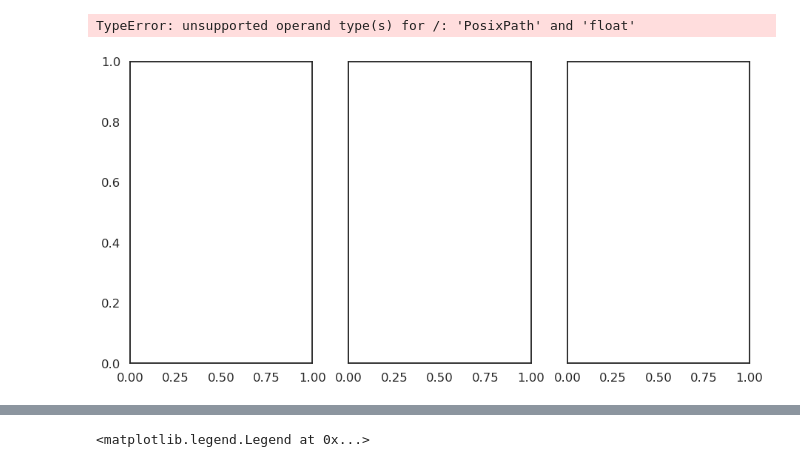
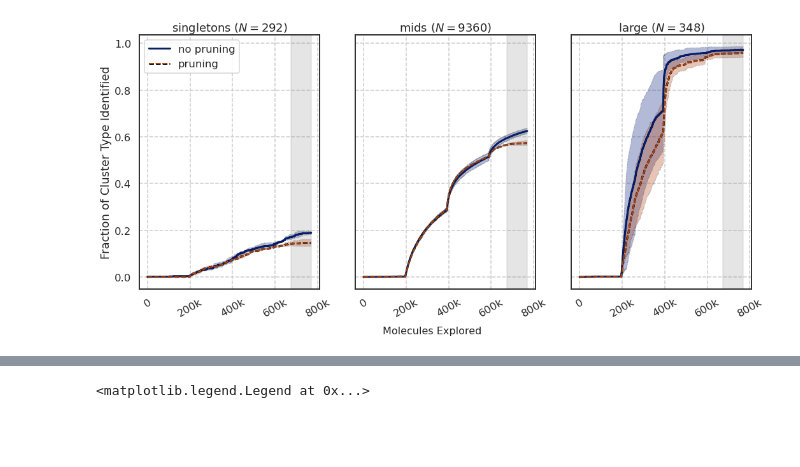
Before and after one commit to coleygroup/molpal, a Jupyter notebook: notebooks/ampc-si.ipynb, the cells around one changed output, grey strips where cells are left out. Drawn from its saved outputs; the diff is of its cells as text; code cells hidden in the pictures; blank space fills up the shorter version.

```diff
--- a/notebooks/ampc-si.ipynb
+++ b/notebooks/ampc-si.ipynb
@@ -124,16 +97,19 @@ ampc_top_k = sorted(ampc_scores.items(), key=lambda kv: kv[1], reverse=True)[:k]
 # %%
-picker = rdSimDivPickers.LeaderPicker()
-T = 0.65
+ampc_scores = build_true_dict(Path.home() / "molpal/data/AmpC_glide_scores_top200k.csv")
+ampc_top_k = sorted(ampc_scores.items(), key=lambda kv: kv[1], reverse=True)[:k]
 
 smis, scores = zip(*ampc_top_k)
 fps = smis_to_fps(smis)
 
+picker = rdSimDivPickers.LeaderPicker()
+T = 0.65
 picks = picker.LazyBitVectorPick(fps, len(fps), T)
 
 clusters = assign_clusters(picks, fps)
-
 s, m, l = group_clusters(clusters)
 
-s = set([smis[i] for i in s])
-m = set([smis[i] for i in m])
-l = set([smis[i] for i in l])
+s = {smis[i] for i in s}
+m = {smis[i] for i in m}
+l = {smis[i] for i in l}
+
+true_clusters = (s, m, l)
@@ -142,20 +116,22 @@ true_clusters = (s, m, l)
 # %%
 def calc_cluster_fractions(split: str, true_clusters) -> Tuple[np.ndarray, np.ndarray]:
     Ys_full = []
-    for p in (ROOT_DIR / "full" / split).iterdir():
+    for p in tqdm((ROOT_DIR / "full" / split).iterdir(), desc="no pruning", leave=False):
         e = Experiment(p)
         Ys_full.append(e.cluster_curve(true_clusters))
     Y_f = np.array(Ys_full)
 
     Ys_prune = []
-    for p in (ROOT_DIR / "prune" / split).iterdir():
+    for p in tqdm((ROOT_DIR / "prune" / split).iterdir(), desc="pruning", leave=False):
         e = Experiment(p)
         Ys_prune.append(e.cluster_curve(true_clusters))
 
     N = max(len(Y) for Y in Ys_prune)
+    x_min = N
     for i in range(len(Ys_prune)):
-        Ys_prune[i] = np.pad(Ys_prune[i], [(0, N-len(Ys_prune[i])), (0, 0)], constant_values=np.nan)
+        x_min = min(len(Ys_prune[i]), x_min)
+        Ys_prune[i] = np.pad(Ys_prune[i], [(0, N-len(Ys_prune[i])), (0, 0)], "edge")
     Y_p = np.array(Ys_prune)
 
-    return Y_f, Y_p
+    return Y_f, Y_p, x_min
 # %%
@@ -239,7 +207,8 @@ def make_cluster_fig(Y_f, Y_p):
     return fig
-# %%
-Y_f, Y_p = calc_cluster_fractions("0.004", true_clusters)
-make_cluster_fig(Y_f, Y_p)
-# %% [output]
-TypeError: unsupported operand type(s) for /: 'PosixPath' and 'float'
-[figure, removed]
+# %%
+split = "0.002"
+Y_f, Y_p, x_min = calc_cluster_fractions(split, true_clusters)
+fig = make_cluster_fig(Y_f, Y_p, x_min)
+fig.savefig(f"../figures/ampc-clusters-{split[2:]}-10k.png", dpi=400, bbox_inches="tight")
+# %% [output]
+[figure, added]
```
Also changed, not shown: parts of 14 cells of this notebook, 2 other files.
